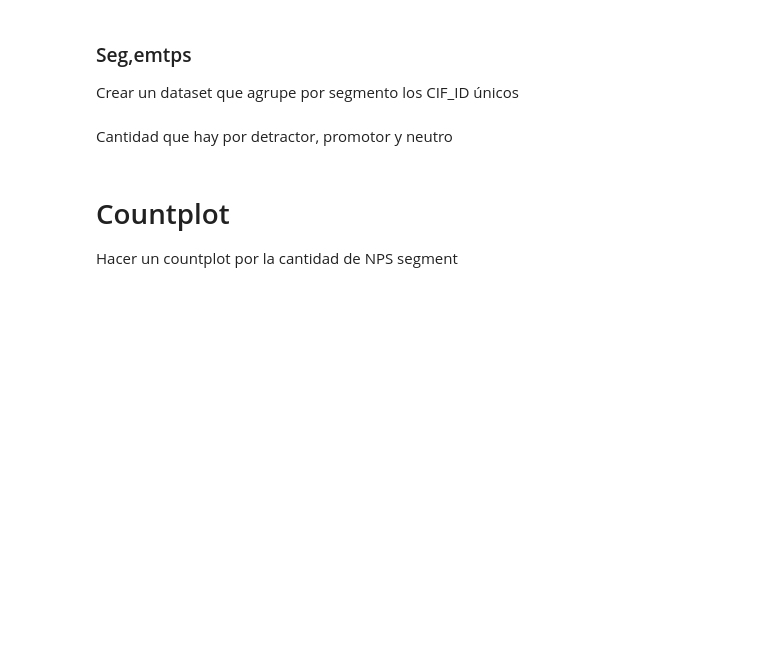
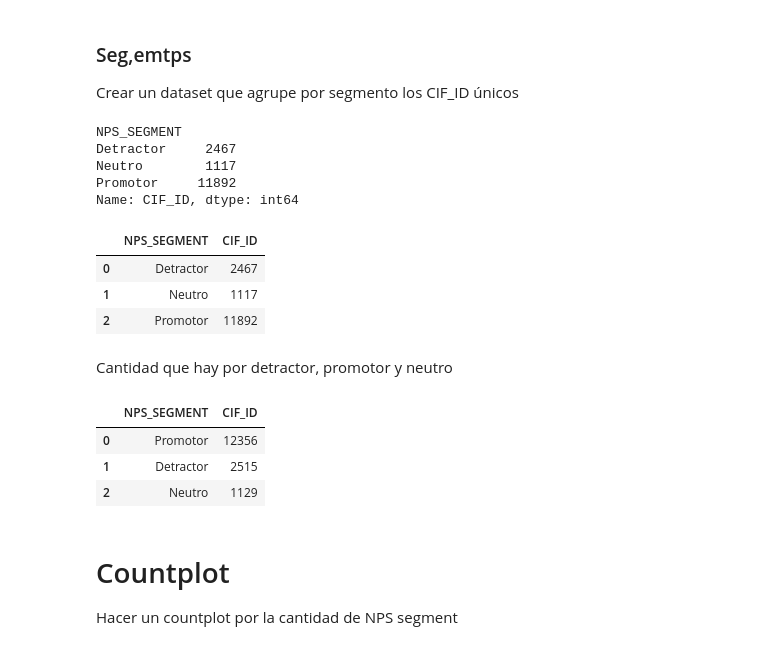
Before and after one commit to federicomoreno613/UCEMA, a Jupyter notebook: 05-viz/01_eda_nps_ejercicio.ipynb, the cells around one changed output. Cells and saved outputs as stored; diff of their text form; code cells hidden in the pictures; blank space fills up the shorter version.

```diff
--- a/05-viz/01_eda_nps_ejercicio.ipynb
+++ b/05-viz/01_eda_nps_ejercicio.ipynb
@@ -297,8 +281,32 @@ dataset_por_segmento
+# %%
+dataset_por_segmento = df.groupby('NPS_SEGMENT').CIF_ID.nunique()
+dataset_por_segmento
+# %% [output]
+NPS_SEGMENT
+Detractor     2467
+Neutro        1117
+Promotor     11892
+Name: CIF_ID, dtype: int64
 # %%
 #reset_index() implementalo al dataset y asignaselo
+dataset_por_segmento = dataset_por_segmento.reset_index()
 dataset_por_segmento
+# %% [output]
+|  | NPS_SEGMENT | CIF_ID |
+| 0 | Detractor | 2467 |
+| 1 | Neutro | 1117 |
+| 2 | Promotor | 11892 |
 # %% [markdown]
 Cantidad que hay por detractor, promotor y neutro
+# %%
+cantidad_nps = df.groupby('NPS_SEGMENT').CIF_ID.count()
+cantidad_nps = cantidad_nps.sort_values(ascending = False).reset_index()
+cantidad_nps
+# %% [output]
+|  | NPS_SEGMENT | CIF_ID |
+| 0 | Promotor | 12356 |
+| 1 | Detractor | 2515 |
+| 2 | Neutro | 1129 |
 # %% [markdown]
 # Countplot
 Hacer un countplot por la cantidad de NPS segment
```
Also changed, not shown: parts of 6 cells of this notebook, 4 other files.
